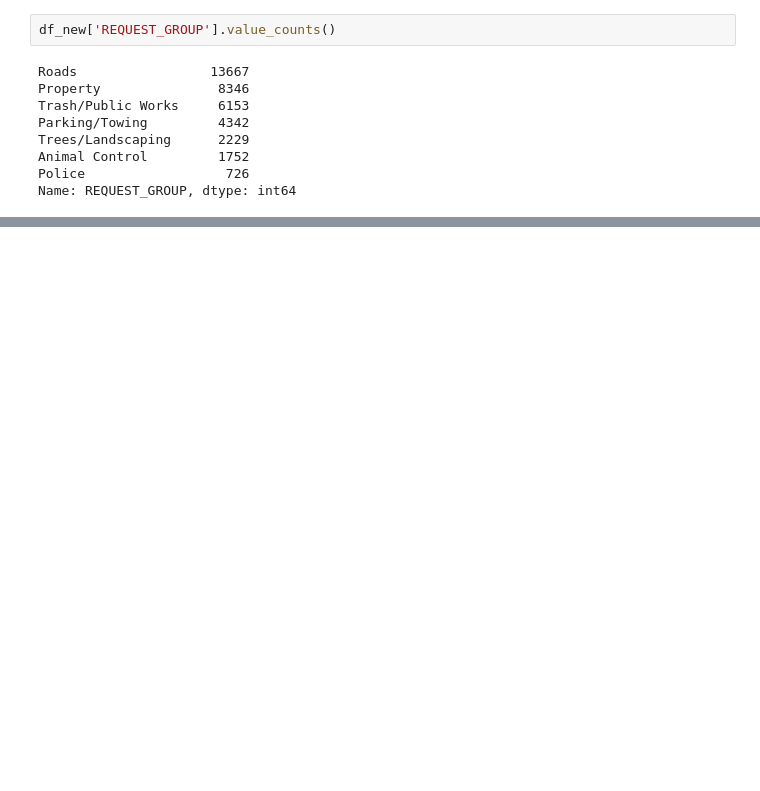
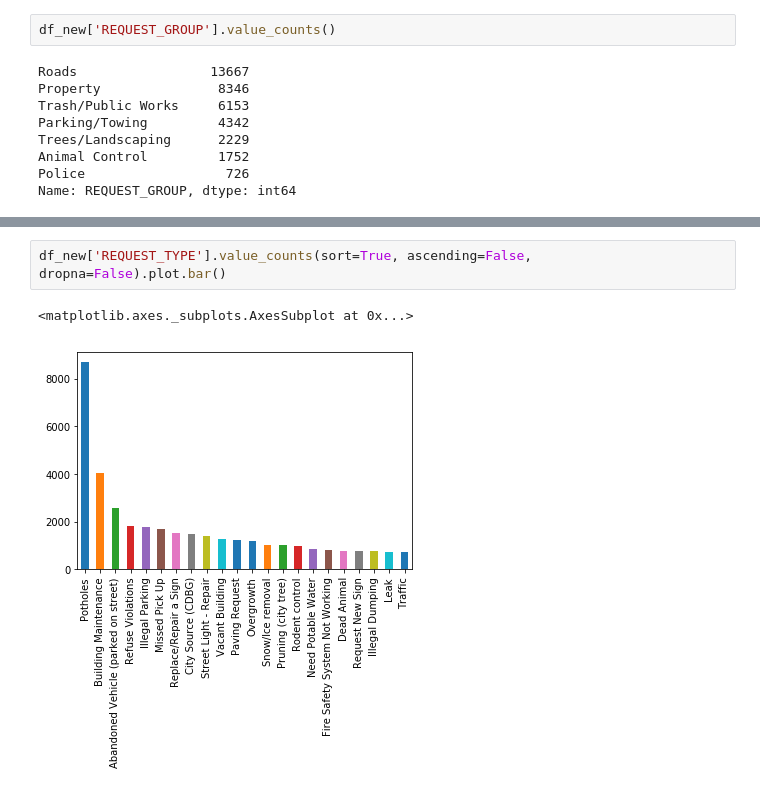
Before and after one commit to erl67/Pittsburgh-311-Weather-Analysis, a Jupyter notebook: (Bob)311_Analysis.ipynb, the cells around one changed output, grey strips where cells are left out. Saved outputs shown, nothing was run; the diff lists cells and outputs as text; blank space fills up the shorter version.

```diff
--- a/(Bob)311_Analysis.ipynb
+++ b/(Bob)311_Analysis.ipynb
@@ -407,0 +393,5 @@ Name: REQUEST_TYPE, dtype: int64
+# %%
+df_new['REQUEST_TYPE'].value_counts(sort=True, ascending=False, dropna=False).plot.bar()
+# %% [output]
+<matplotlib.axes._subplots.AxesSubplot at 0x...>
+[figure, added]
```
Also changed, not shown: parts of 3 cells of this notebook.
